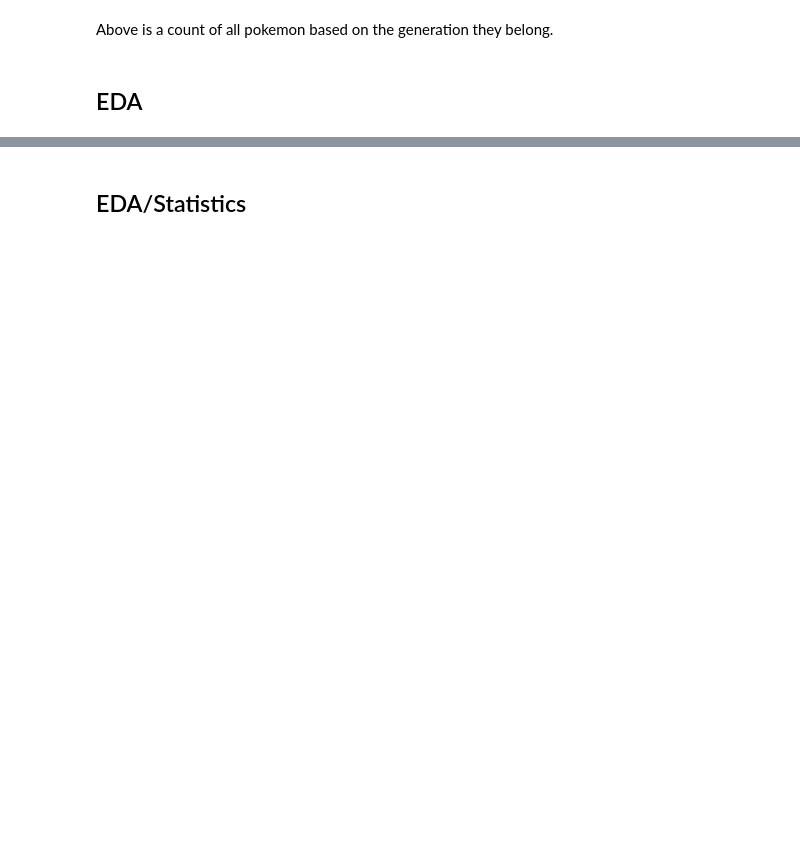
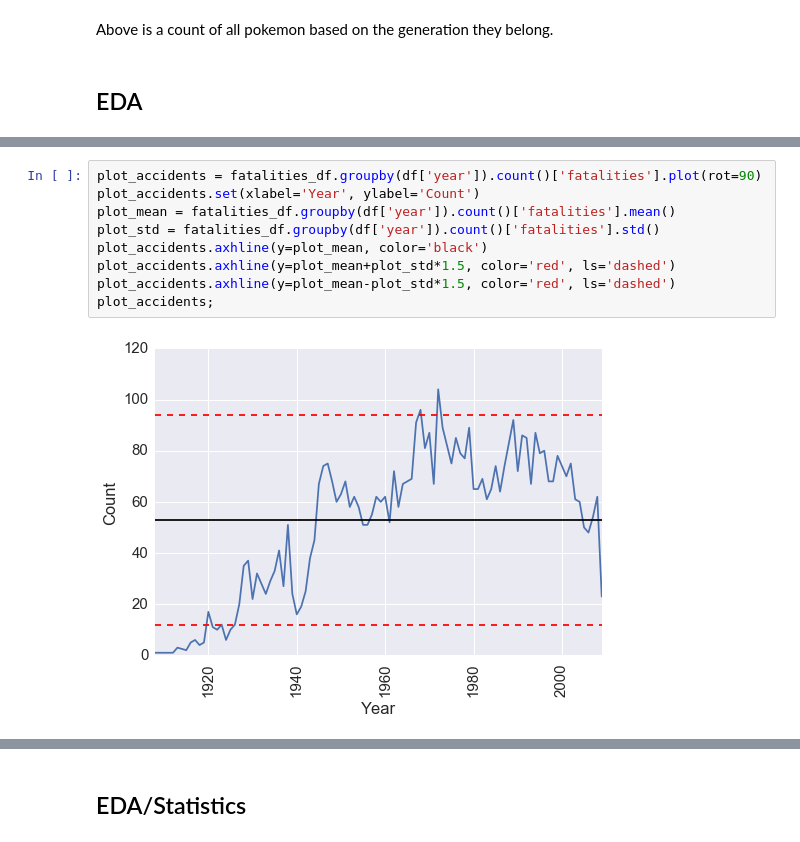
Before and after one commit to carlespoles/DSCI6002-student, a Jupyter notebook: week3/3-1_Review/DSCI6002-Midterm-Part2-CarlesPolesMielgo.ipynb, the cells around one changed output, grey strips where cells are left out. Cells and saved outputs as stored; diff of their text form; blank space fills up the shorter version.

```diff
--- a/week3/3-1_Review/DSCI6002-Midterm-Part2-CarlesPolesMielgo.ipynb
+++ b/week3/3-1_Review/DSCI6002-Midterm-Part2-CarlesPolesMielgo.ipynb
@@ -283,0 +270,11 @@ plot_6;
+# %%
+plot_accidents = fatalities_df.groupby(df['year']).count()['fatalities'].plot(rot=90)
+plot_accidents.set(xlabel='Year', ylabel='Count')
+plot_mean = fatalities_df.groupby(df['year']).count()['fatalities'].mean()
+plot_std = fatalities_df.groupby(df['year']).count()['fatalities'].std()
+plot_accidents.axhline(y=plot_mean, color='black')
+plot_accidents.axhline(y=plot_mean+plot_std*1.5, color='red', ls='dashed')
+plot_accidents.axhline(y=plot_mean-plot_std*1.5, color='red', ls='dashed')
+plot_accidents;
+# %% [output]
+[figure, added]
```
Also changed, not shown: parts of 96 cells of this notebook, 3 other files.
